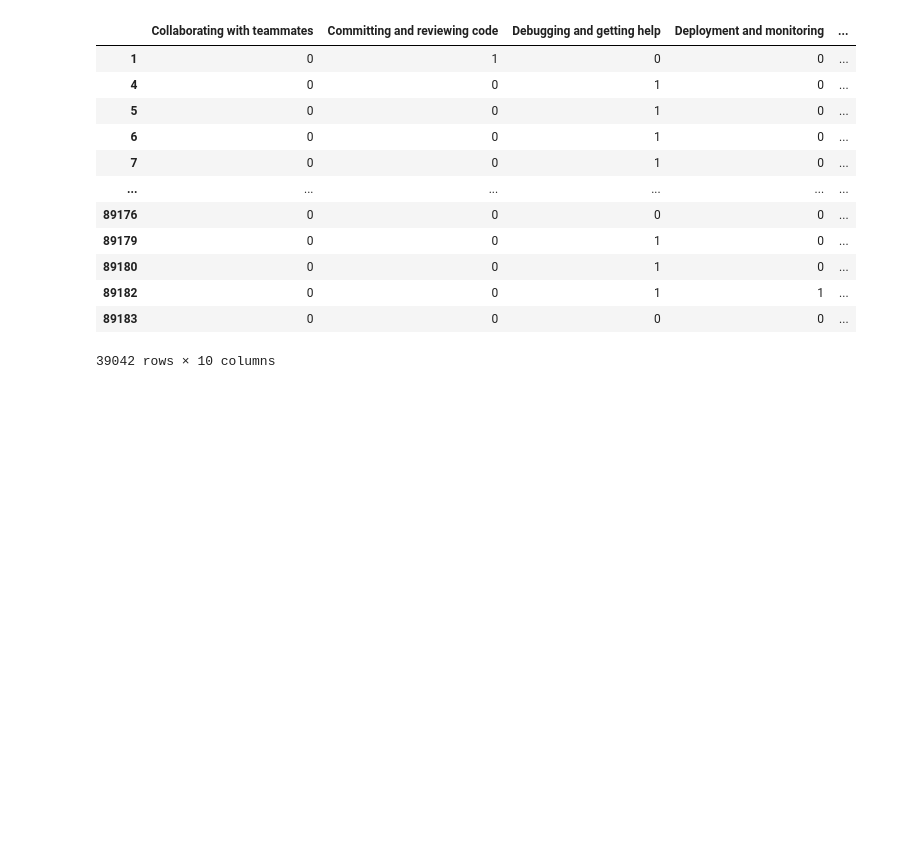
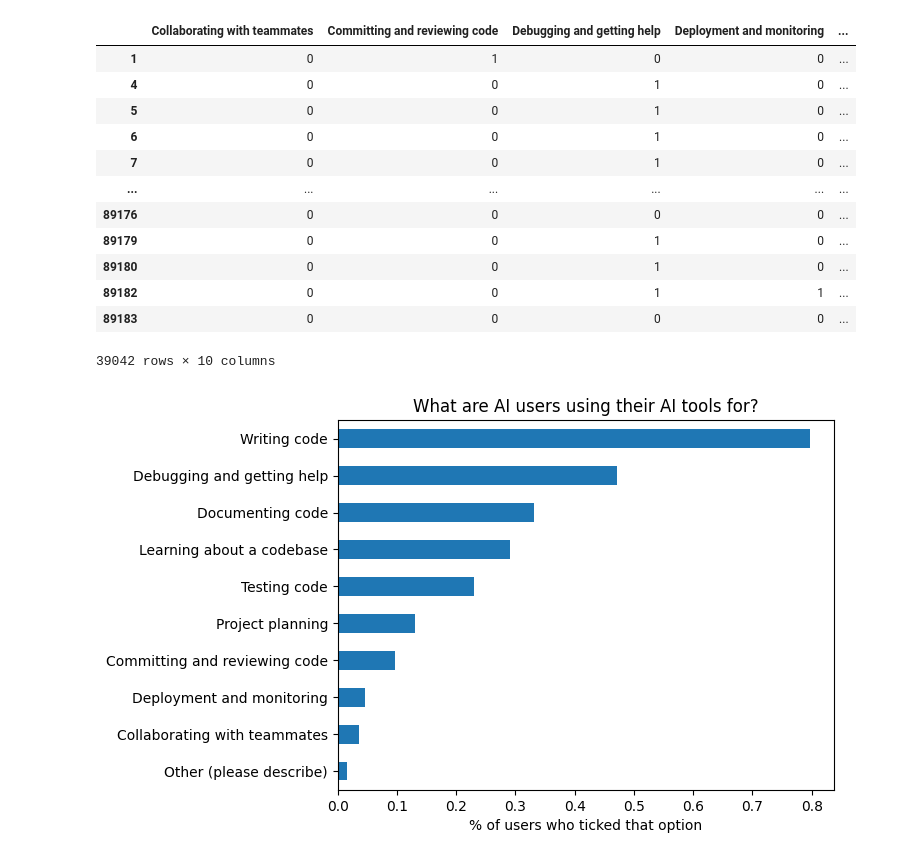
Before and after one commit to jeremysb1/data_analysis_projects, a Jupyter notebook: categorical_data.ipynb, the cells around one changed output. Cells and saved outputs as stored; diff of their text form; code cells hidden in the pictures; blank space fills up the shorter version.

Commit message:
added bar chart

```diff
--- a/categorical_data.ipynb
+++ b/categorical_data.ipynb
@@ -384,3 +384,24 @@ ai_tool_indicators
 | 89182 | 0 | 0 | 1 | 1 | ... |
 | 89183 | 0 | 0 | 0 | 0 | ... |
 39042 rows × 10 columns
+# %%
+ai_tool_indicators.columns = [c.strip() for c in ai_tool_indicators.columns]
+# %%
+fig, axis = plt.subplots()
+
+(
+    ai_tool_indicators
+    .mean()
+    .sort_values()
+    .plot
+    .barh(ax=axis)
+)
+
+axis.set(
+    title="What are AI users using their AI tools for?",
+    xlabel="% of users who ticked that option"
+)
+
+plt.show()
+# %% [output]
+[figure, added]
```
